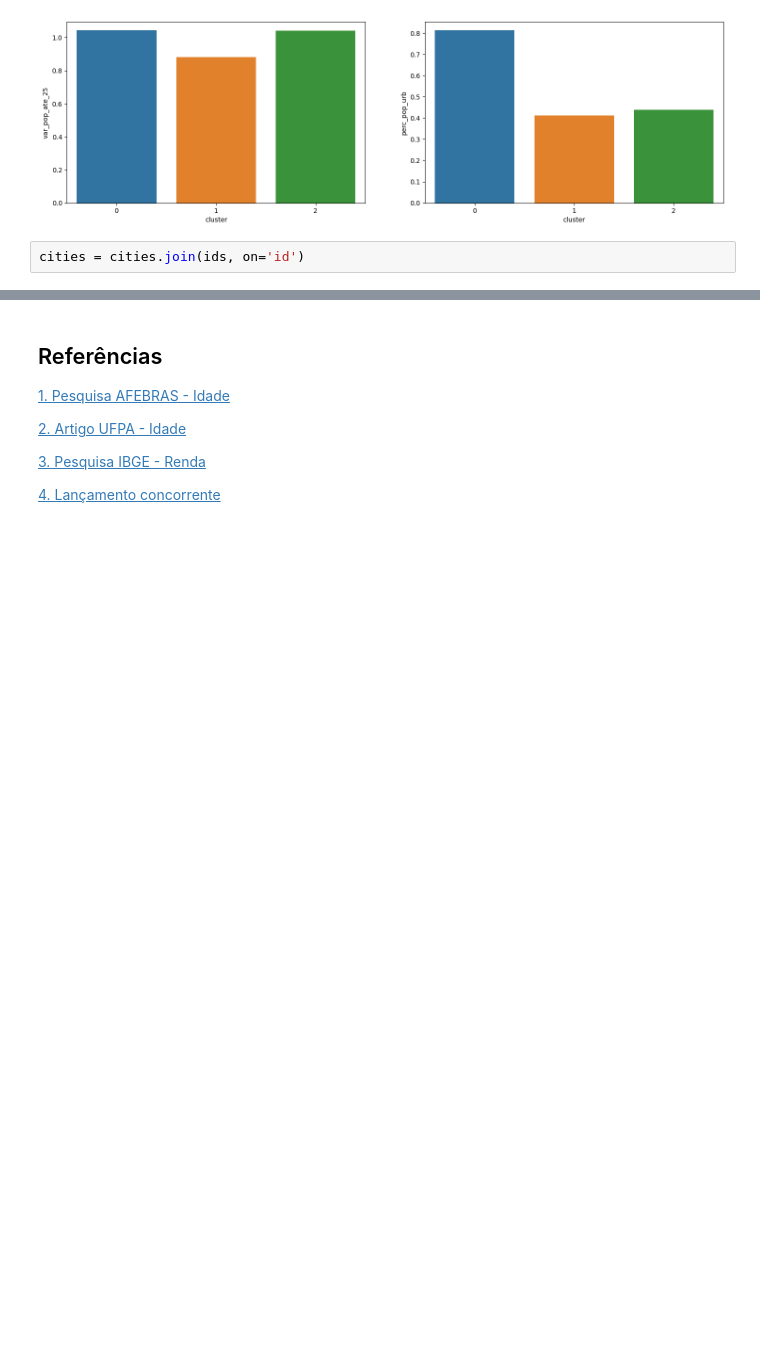
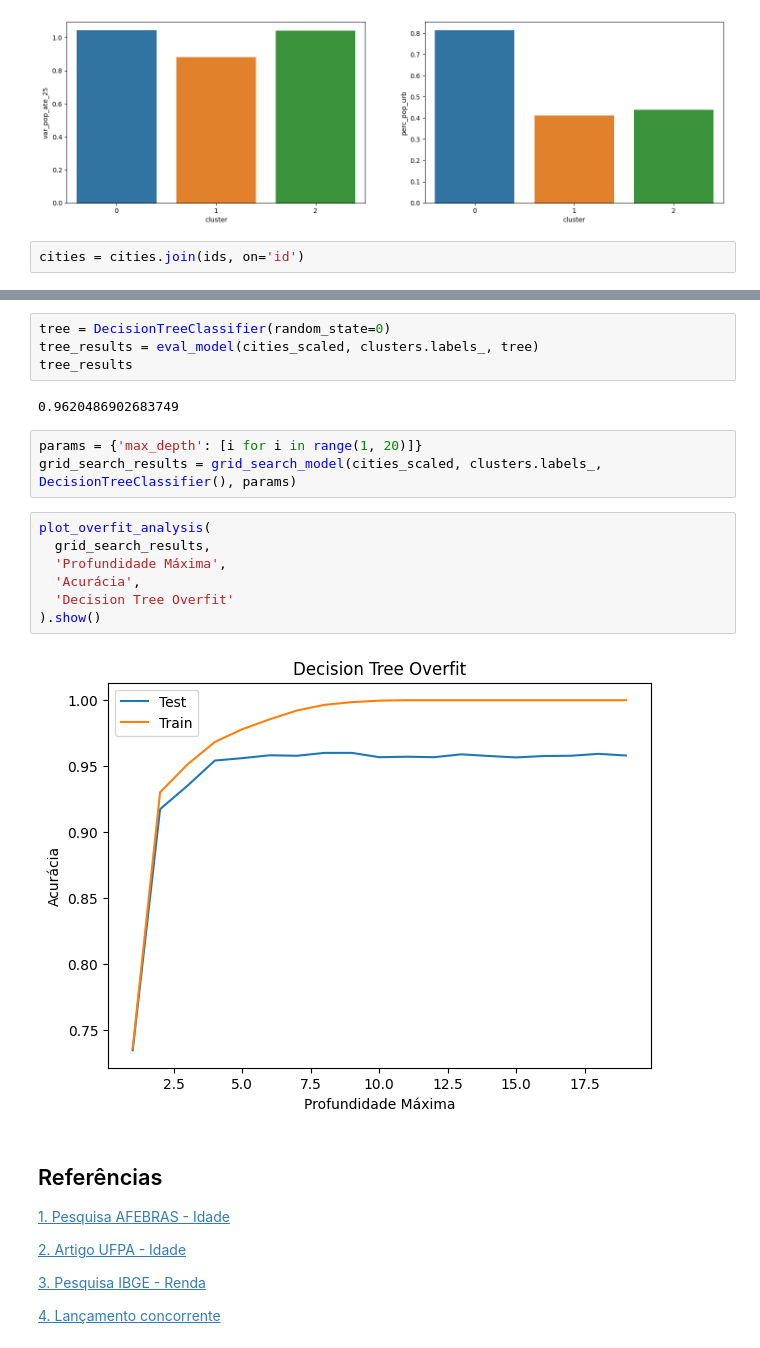
Before and after one commit to rodrigotorn/solar-case, a Jupyter notebook: case-solar.ipynb, the cells around one changed output, grey strips where cells are left out. Cells and saved outputs as stored; diff of their text form; blank space fills up the shorter version.

Commit message:
feat: Add modeling section

```diff
--- a/case-solar.ipynb
+++ b/case-solar.ipynb
@@ -221,3 +290,21 @@ cities.sort_values('pop_ate_25_2000', ascending=False).head(10)
+# %%
+tree = DecisionTreeClassifier(random_state=0)
+tree_results = eval_model(cities_scaled, clusters.labels_, tree)
+tree_results
+# %% [output]
+0.9620486902683749
+# %%
+params = {'max_depth': [i for i in range(1, 20)]}
+grid_search_results = grid_search_model(cities_scaled, clusters.labels_, DecisionTreeClassifier(), params)
+# %%
+plot_overfit_analysis(
+  grid_search_results,
+  'Profundidade Máxima',
+  'Acurácia',
+  'Decision Tree Overfit'
+).show()
+# %% [output]
+[figure, added]
 # %% [markdown]
 ## Referências
 
```
Also changed, not shown: parts of 7 cells of this notebook.
